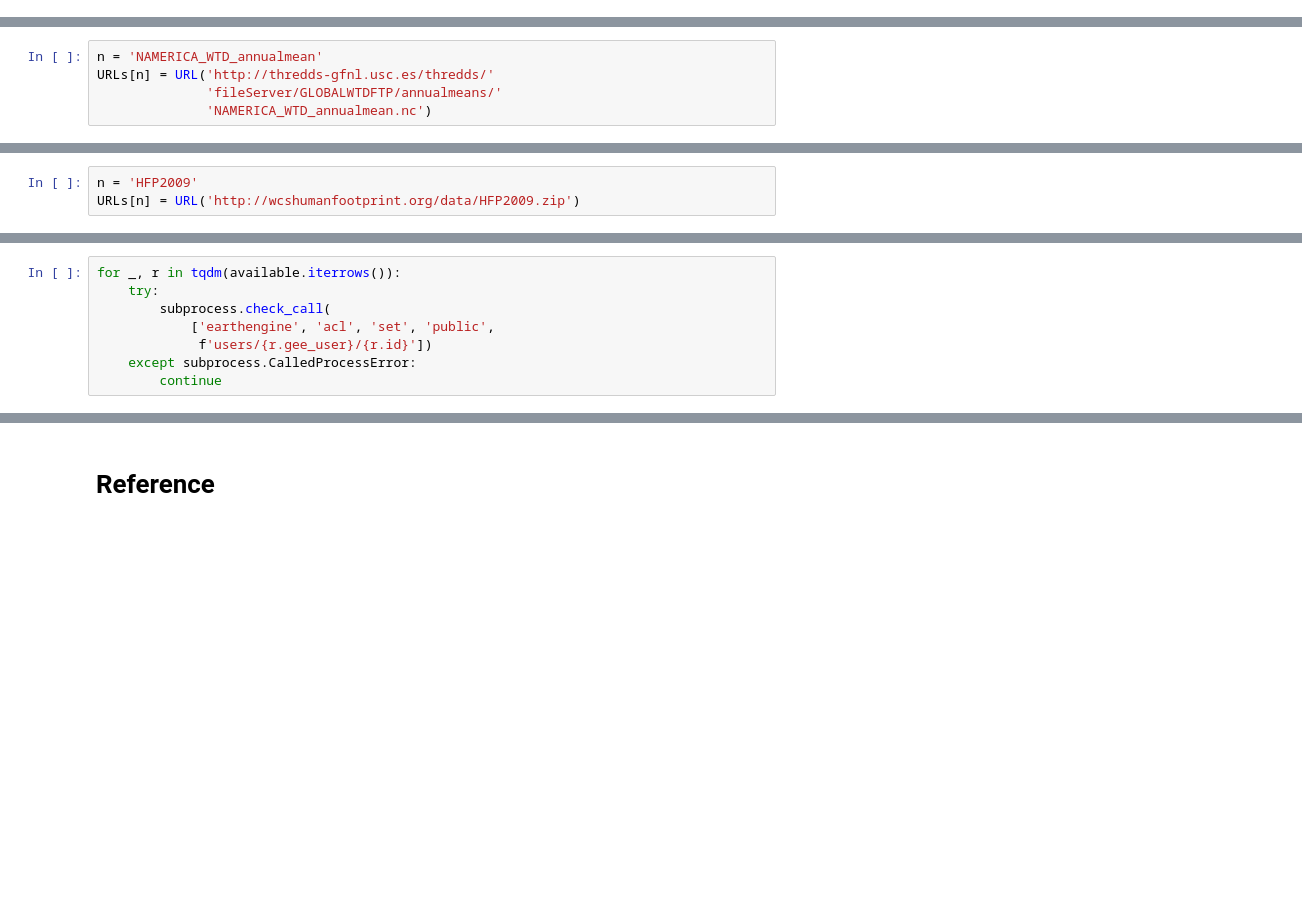
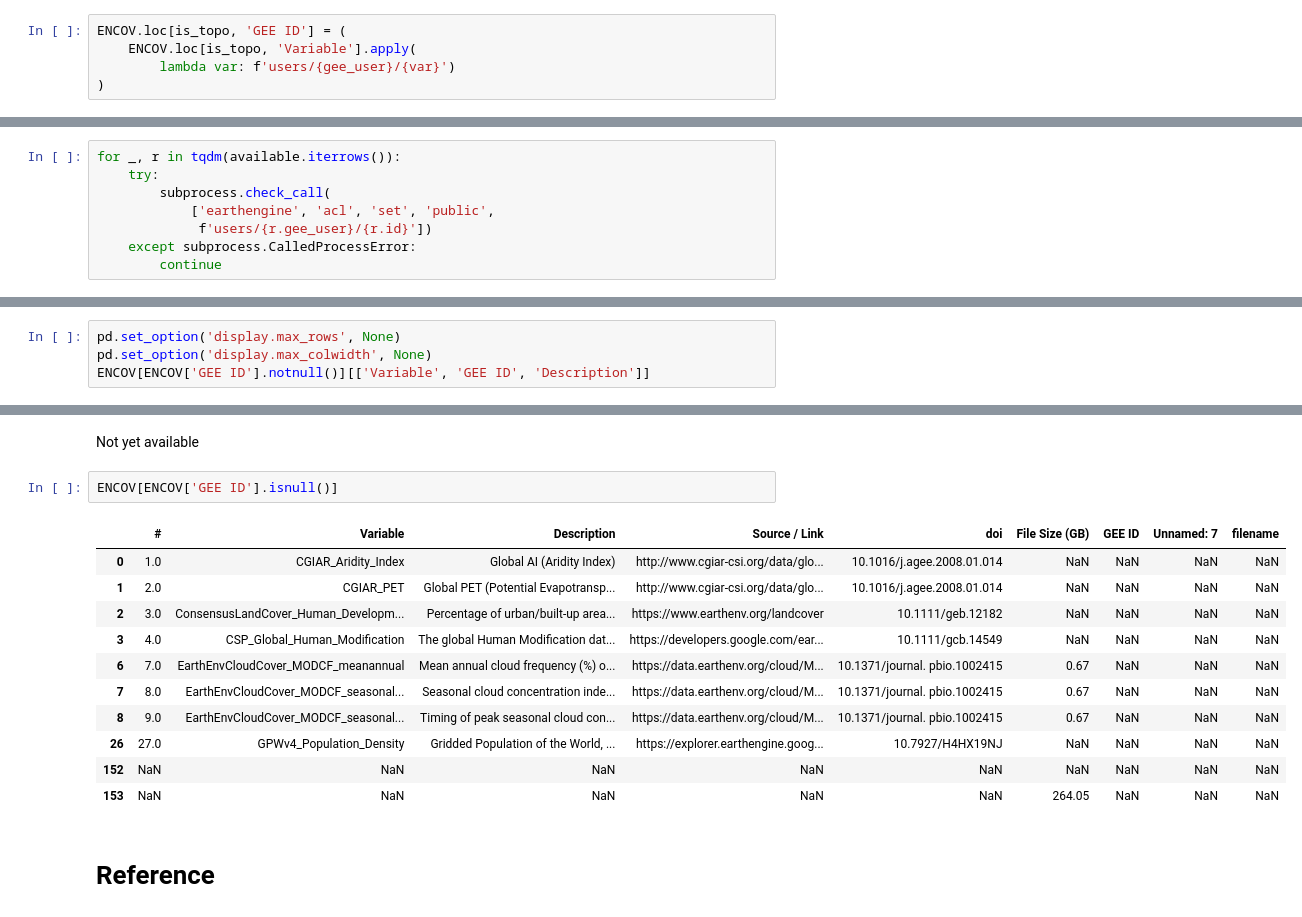
Before and after one commit to qAp/earthshotsoil, a Jupyter notebook: nbs/01_environ_covariates.ipynb, the cells around one changed output, grey strips where cells are left out. Cells and saved outputs as stored; diff of their text form; blank space fills up the shorter version.

```diff
--- a/nbs/01_environ_covariates.ipynb
+++ b/nbs/01_environ_covariates.ipynb
@@ -192,9 +172,9 @@ ENCOV.head()
+# %%
+ENCOV.loc[is_topo, 'GEE ID'] = (
+    ENCOV.loc[is_topo, 'Variable'].apply(
+        lambda var: f'users/{gee_user}/{var}')
+)
 # %% [markdown]
 ## FanEtAl_Depth_to_Water_Table_AnnualMean
 # %% [markdown]
 http://thredds-gfnl.usc.es/thredds/catalog/GLOBALWTDFTP/catalog.html
-# %%
-n = 'NAMERICA_WTD_annualmean'
-URLs[n] = URL('http://thredds-gfnl.usc.es/thredds/'
-              'fileServer/GLOBALWTDFTP/annualmeans/'
-              'NAMERICA_WTD_annualmean.nc')
@@ -368,6 +316,3 @@ CPU times: user 34.3 s, sys: 47.6 s, total: 1min 21s
 Wall time: 1min 36s
 # %% [markdown]
 ###  Summary 2009
-# %%
-n = 'HFP2009'
-URLs[n] = URL('http://wcshumanfootprint.org/data/HFP2009.zip')
@@ -547,0 +438,4 @@ available[['gee_user', 'id']].reset_index(drop=True`)
+# %%
+pd.set_option('display.max_rows', None)
+pd.set_option('display.max_colwidth', None)
+ENCOV[ENCOV['GEE ID'].notnull()][['Variable', 'GEE ID', 'Description']]
@@ -548,3 +460,19 @@ available[['gee_user', 'id']].reset_index(drop=True`)
+# %% [markdown]
+Not yet available
+# %%
+ENCOV[ENCOV['GEE ID'].isnull()]
+# %% [output]
+|  | # | Variable | Description | Source / Link | doi | File Size (GB) | GEE ID | Unnamed: 7 | filename |
+| 0 | 1.0 | CGIAR_Aridity_Index | Global AI (Aridity Index) | http://www.cgiar-csi.org/data/glo... | 10.1016/j.agee.2008.01.014 | NaN | NaN | NaN | NaN |
+| 1 | 2.0 | CGIAR_PET | Global PET (Potential Evapotransp... | http://www.cgiar-csi.org/data/glo... | 10.1016/j.agee.2008.01.014 | NaN | NaN | NaN | NaN |
+| 2 | 3.0 | ConsensusLandCover_Human_Developm... | Percentage of urban/built-up area... | https://www.earthenv.org/landcover | 10.1111/geb.12182 | NaN | NaN | NaN | NaN |
+| 3 | 4.0 | CSP_Global_Human_Modification | The global Human Modification dat... | https://developers.google.com/ear... | 10.1111/gcb.14549 | NaN | NaN | NaN | NaN |
+| 6 | 7.0 | EarthEnvCloudCover_MODCF_meanannual | Mean annual cloud frequency (%) o... | https://data.earthenv.org/cloud/M... | 10.1371/journal. pbio.1002415 | 0.67 | NaN | NaN | NaN |
+| 7 | 8.0 | EarthEnvCloudCover_MODCF_seasonal... | Seasonal cloud concentration inde... | https://data.earthenv.org/cloud/M... | 10.1371/journal. pbio.1002415 | 0.67 | NaN | NaN | NaN |
+| 8 | 9.0 | EarthEnvCloudCover_MODCF_seasonal... | Timing of peak seasonal cloud con... | https://data.earthenv.org/cloud/M... | 10.1371/journal. pbio.1002415 | 0.67 | NaN | NaN | NaN |
+| 26 | 27.0 | GPWv4_Population_Density | Gridded Population of the World, ... | https://explorer.earthengine.goog... | 10.7927/H4HX19NJ | NaN | NaN | NaN | NaN |
+| 152 | NaN | NaN | NaN | NaN | NaN | NaN | NaN | NaN | NaN |
+| 153 | NaN | NaN | NaN | NaN | NaN | 264.05 | NaN | NaN | NaN |
 # %% [markdown]
 # Reference
 # %% [markdown]
```
Also changed, not shown: parts of 41 cells of this notebook.
